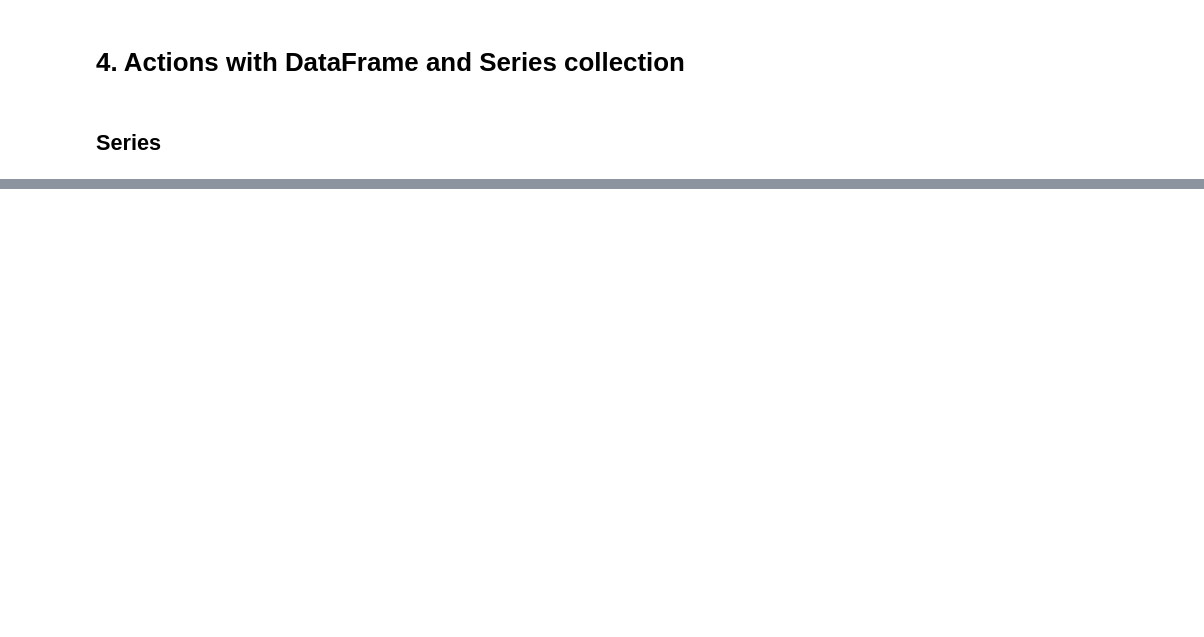
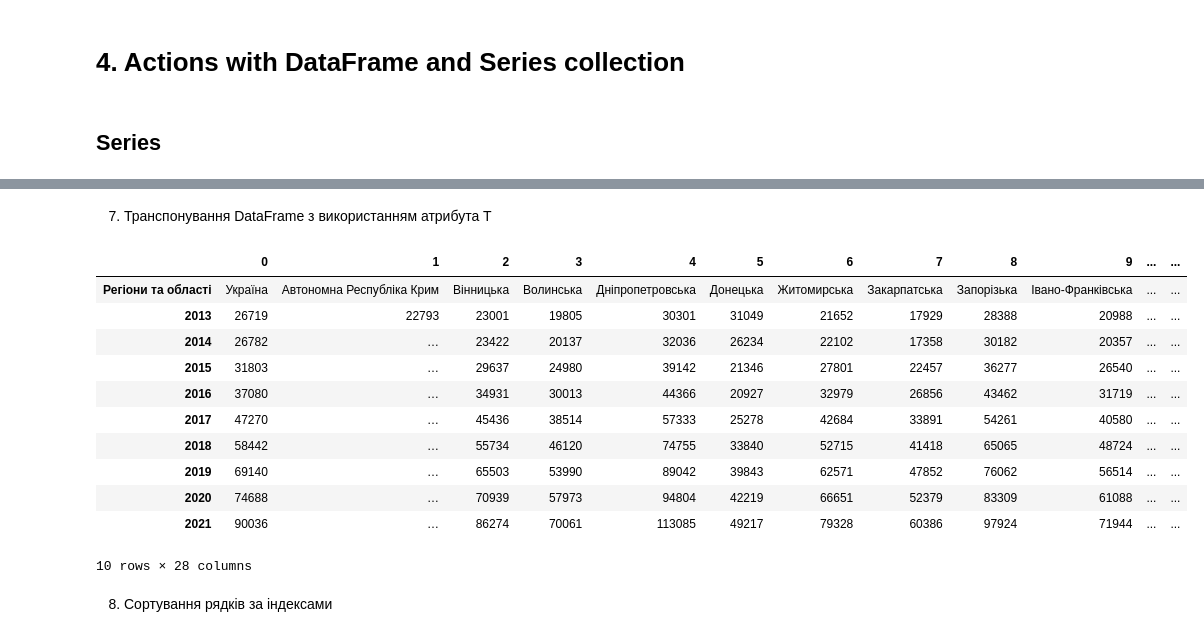
Before and after one commit to smoklien/kpi-machine-learning, a Jupyter notebook: lab-1/src/main.ipynb, the cells around one changed output, grey strips where cells are left out. Saved outputs shown, nothing was run; the diff lists cells and outputs as text; code cells hidden in the pictures; blank space fills up the shorter version.

```diff
--- a/lab-1/src/main.ipynb
+++ b/lab-1/src/main.ipynb
@@ -60,3 +121,0 @@ plot_year(2015)
-# %%
-# Reset the index of DataFrame (optional)
-raw_df.reset_index(inplace=True)
@@ -113,0 +274,3 @@ print(df.head())
+# %%
+raw_df.at[0, 2021] = 102003
+raw_df.head()
@@ -113,0 +284,3 @@ print(df.head())
+# %%
+raw_df.at[0, 2021] = 90036
+raw_df.head()
@@ -113,0 +320,19 @@ print(df.head())
+# %% [markdown]
+7. Транспонування DataFrame з використанням атрибута T
+# %%
+raw_df.T
+# %% [output]
+|  | 0 | 1 | 2 | 3 | 4 | 5 | 6 | 7 | 8 | 9 | ... | ... |
+| Регіони та області | Україна | Автономна Республіка Крим | Вінницька | Волинська | Дніпропетровська | Донецька | Житомирська | Закарпатська | Запорізька | Івано-Франківська | ... | ... |
+| 2013 | 26719 | 22793 | 23001 | 19805 | 30301 | 31049 | 21652 | 17929 | 28388 | 20988 | ... | ... |
+| 2014 | 26782 | … | 23422 | 20137 | 32036 | 26234 | 22102 | 17358 | 30182 | 20357 | ... | ... |
+| 2015 | 31803 | … | 29637 | 24980 | 39142 | 21346 | 27801 | 22457 | 36277 | 26540 | ... | ... |
+| 2016 | 37080 | … | 34931 | 30013 | 44366 | 20927 | 32979 | 26856 | 43462 | 31719 | ... | ... |
+| 2017 | 47270 | … | 45436 | 38514 | 57333 | 25278 | 42684 | 33891 | 54261 | 40580 | ... | ... |
+| 2018 | 58442 | … | 55734 | 46120 | 74755 | 33840 | 52715 | 41418 | 65065 | 48724 | ... | ... |
+| 2019 | 69140 | … | 65503 | 53990 | 89042 | 39843 | 62571 | 47852 | 76062 | 56514 | ... | ... |
+| 2020 | 74688 | … | 70939 | 57973 | 94804 | 42219 | 66651 | 52379 | 83309 | 61088 | ... | ... |
+| 2021 | 90036 | … | 86274 | 70061 | 113085 | 49217 | 79328 | 60386 | 97924 | 71944 | ... | ... |
+10 rows × 28 columns
+# %% [markdown]
+8. Сортування рядків за індексами
```
Also changed, not shown: parts of 77 cells of this notebook, 3 other files.
